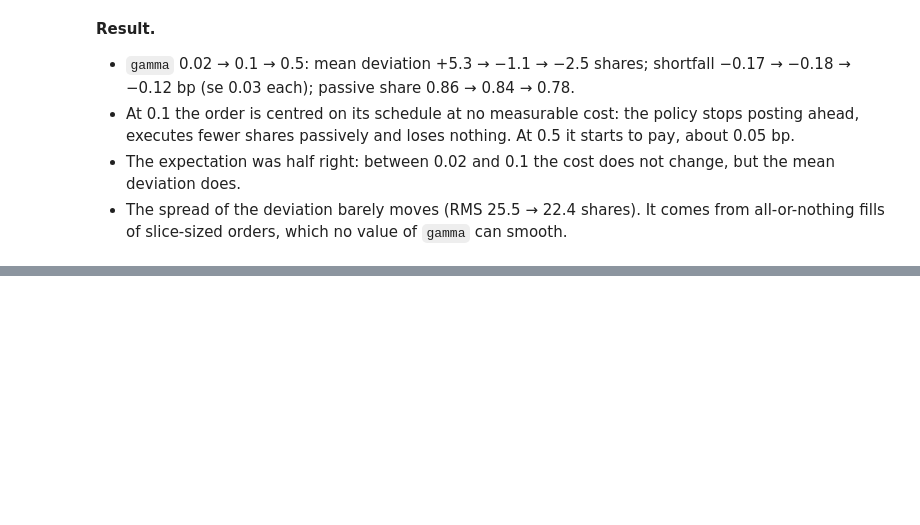
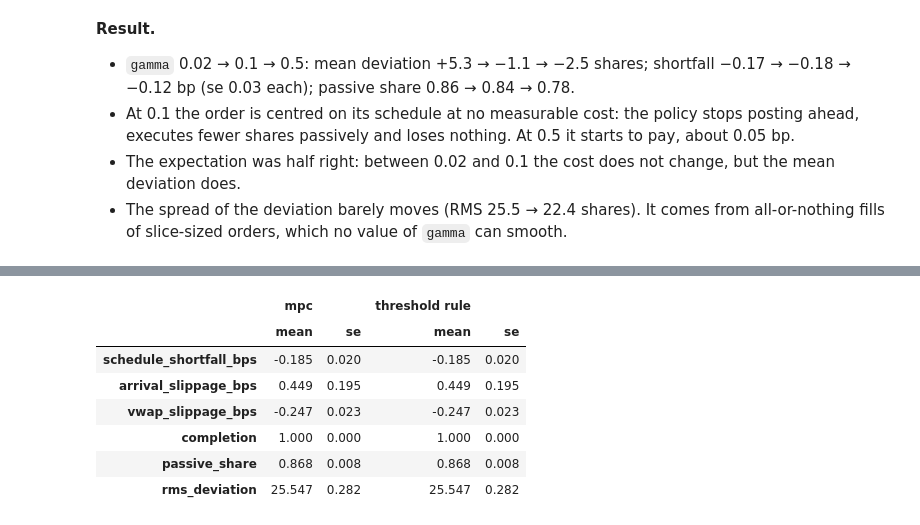
Before and after one commit to GioDiSalvo/mpc-execution, a Jupyter notebook: notebooks/04_mpc_vs_crossing.ipynb, the cells around one changed output, grey strips where cells are left out. Saved outputs shown, nothing was run; the diff lists cells and outputs as text; code cells hidden in the pictures; blank space fills up the shorter version.

Commit message:
Compare MPC with the threshold rule

```diff
--- a/notebooks/04_mpc_vs_crossing.ipynb
+++ b/notebooks/04_mpc_vs_crossing.ipynb
@@ -423,0 +405,10 @@ the steps at the lower edge, the forced market orders and the timing cost.
+# %%
+%%time
+f_rule = Factory(lambda: Traced(ThresholdRule(tau=int(mpc_params.rho_low), ahead=int(mpc_params.rho_up))))
+res_r, df_r = run(f_rule)
+n_dec = sum(len(t.log) for t in f_tr.made)
+n_same = sum(a == b for t, u in zip(f_tr.made, f_rule.made) for a, b in zip(t.log, u.log))
+print(f"identical decisions: {n_same} of {n_dec}")
+print("identical executions in all orders:", all(a.executions == b.executions for a, b in zip(res_m, res_r)))
+pd.concat({"mpc": mean_se(df_m[COLS]), "threshold rule": mean_se(df_r[COLS])}, axis=1).round(3)
+# %% [output]
@@ -423,0 +419,8 @@ the steps at the lower edge, the forced market orders and the timing cost.
+|  | mpc |  | threshold rule |  |
+|  | mean | se | mean | se |
+| schedule_shortfall_bps | -0.185 | 0.020 | -0.185 | 0.020 |
+| arrival_slippage_bps | 0.449 | 0.195 | 0.449 | 0.195 |
+| vwap_slippage_bps | -0.247 | 0.023 | -0.247 | 0.023 |
+| completion | 1.000 | 0.000 | 1.000 | 0.000 |
+| passive_share | 0.868 | 0.008 | 0.868 | 0.008 |
+| rms_deviation | 25.547 | 0.282 | 25.547 | 0.282 |
```
Also changed, not shown: parts of 10 cells of this notebook.
